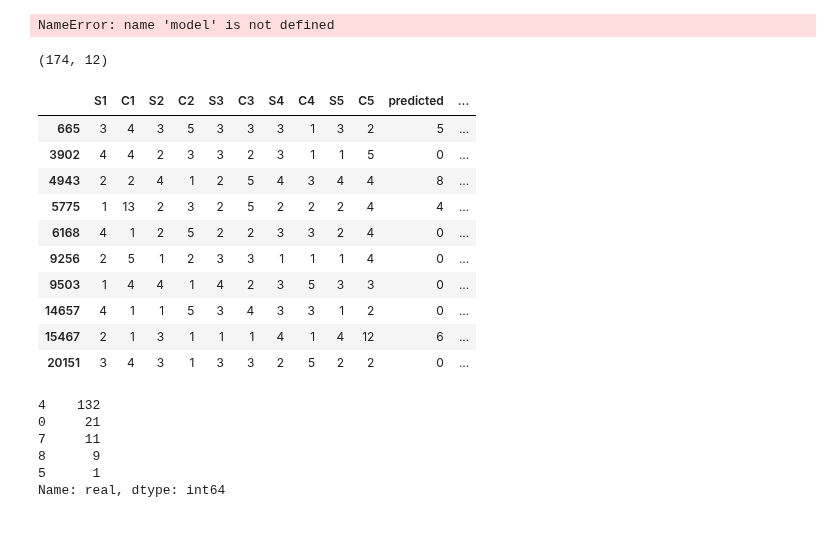
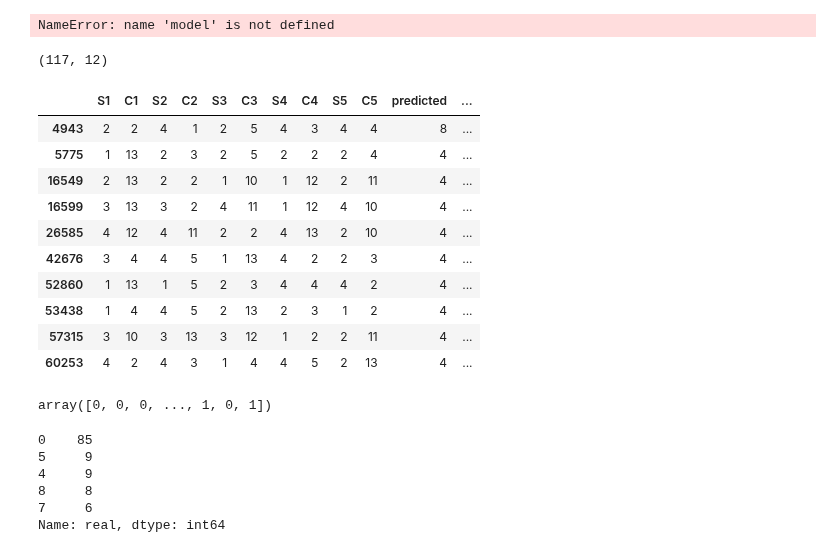
Before and after one commit to iPhaeton/kaggle-poker, a Jupyter notebook: Index_hotencode_sort.ipynb, the cells around one changed output. Cells and saved outputs as stored; diff of their text form; code cells hidden in the pictures.

Commit message:
Get 117 error on test set
1 Train model on sorted data where ace = 1. Get 166 errors
2 Get predictions from model-174 and model-166 and take maximum of every two predictions

```diff
--- a/Index_hotencode_sort.ipynb
+++ b/Index_hotencode_sort.ipynb
@@ -128,8 +128,13 @@ data_encoded.head()
 # %% [markdown]
 #### Sort
 # %%
-def sort(data, columns):
-    sorted = data[columns].replace(1, 14) - 1
+def sort(data, columns, ace_is_max = False):
+    sorted = data[columns]
+    if ace_is_max:
+        sorted = sorted.replace(1, 14) - 1
+    else:
+        sorted = sorted
+
     sorted.values.sort()
     return pd.concat([sorted, data.drop(columns, axis=1)], axis=1)
 # %%
@@ -349,19 +354,36 @@ WARNING:tensorflow:TensorFlow optimizers do not make it possible to access optim
 test_dataset_noid = test_dataset.drop(['id'], axis=1)
 # %%
 test_sample = test_dataset_noid
-test_data_sample_encoded = normalize(
+test_data_sample_encoded_1 = normalize(
     sort(
         data_hotencode(test_sample, columns_to_hotencode, encoder),
         columns_to_sort,
+        False,
     ),
     columns_to_normalize,
     mean,
     std
 )
+
+test_data_sample_encoded_2 = normalize(
+    sort(
+        data_hotencode(test_sample, columns_to_hotencode, encoder),
+        columns_to_sort,
+        True,
+    ),
+    columns_to_normalize,
+    mean,
+    std
+)
 # %%
-model = keras.models.load_model('./model-sort-174')
-model.compile(optimizer=tf.train.AdamOptimizer(0.0005),
+model1 = keras.models.load_model('./model-sort-166')
+model1.compile(optimizer=tf.train.AdamOptimizer(0.0005),
               loss='categorical_crossentropy',
               metrics=['accuracy'])
+
+model2 = keras.models.load_model('./model-sort-174')
+model2.compile(optimizer=tf.train.AdamOptimizer(0.0005),
+              loss='categorical_crossentropy',
+              metrics=['accuracy'])
 # %% [output]
 WARNING:tensorflow:No training configuration found in save file: the model was *not* compiled. Compile it manually.
@@ -374,36 +397,46 @@ plt.plot(prediction[0])
 # %% [output]
 9♥, 10♥, J♥, Q♥, A♥
 NameError: name 'model' is not defined
+# %%
+test_data_sample_predicted_1_10 = model1.predict(np.array(test_data_sample_encoded_1))
+test_data_sample_predicted_1 = np.array(list(map(np.argmax, test_data_sample_predicted_1_10)))
+test_data_sample_predicted_2_10 = model2.predict(np.array(test_data_sample_encoded_2))
+test_data_sample_predicted_2 = np.array(list(map(np.argmax, test_data_sample_predicted_2_10)))
 # %%
-test_data_sample_predicted_10 = model.predict(np.array(test_data_sample_encoded))
-test_data_sample_predicted = np.array(list(map(np.argmax, test_data_sample_predicted_10)))
+test_data_sample_predicted = np.maximum(test_data_sample_predicted_1, test_data_sample_predicted_2)
+#test_data_sample_predicted = test_data_sample_predicted_2
+
 test_data_sample_labels = y_test
 df = pd.DataFrame({'predicted': test_data_sample_predicted, 'real': test_data_sample_labels})
 df = pd.concat([test_sample, df], axis=1)
 wrong_answers = df[df['predicted'] != df['real']]
 print(wrong_answers.shape)
 wrong_answers[0:10]
 # %% [output]
-(174, 12)
+(117, 12)
 |  | S1 | C1 | S2 | C2 | S3 | C3 | S4 | C4 | S5 | C5 | predicted | ... |
-| 665 | 3 | 4 | 3 | 5 | 3 | 3 | 3 | 1 | 3 | 2 | 5 | ... |
-| 3902 | 4 | 4 | 2 | 3 | 3 | 2 | 3 | 1 | 1 | 5 | 0 | ... |
 | 4943 | 2 | 2 | 4 | 1 | 2 | 5 | 4 | 3 | 4 | 4 | 8 | ... |
 | 5775 | 1 | 13 | 2 | 3 | 2 | 5 | 2 | 2 | 2 | 4 | 4 | ... |
-| 6168 | 4 | 1 | 2 | 5 | 2 | 2 | 3 | 3 | 2 | 4 | 0 | ... |
-| 9256 | 2 | 5 | 1 | 2 | 3 | 3 | 1 | 1 | 1 | 4 | 0 | ... |
-| 9503 | 1 | 4 | 4 | 1 | 4 | 2 | 3 | 5 | 3 | 3 | 0 | ... |
-| 14657 | 4 | 1 | 1 | 5 | 3 | 4 | 3 | 3 | 1 | 2 | 0 | ... |
-| 15467 | 2 | 1 | 3 | 1 | 1 | 1 | 4 | 1 | 4 | 12 | 6 | ... |
-| 20151 | 3 | 4 | 3 | 1 | 3 | 3 | 2 | 5 | 2 | 2 | 0 | ... |
+| 16549 | 2 | 13 | 2 | 2 | 1 | 10 | 1 | 12 | 2 | 11 | 4 | ... |
+| 16599 | 3 | 13 | 3 | 2 | 4 | 11 | 1 | 12 | 4 | 10 | 4 | ... |
+| 26585 | 4 | 12 | 4 | 11 | 2 | 2 | 4 | 13 | 2 | 10 | 4 | ... |
+| 42676 | 3 | 4 | 4 | 5 | 1 | 13 | 4 | 2 | 2 | 3 | 4 | ... |
+| 52860 | 1 | 13 | 1 | 5 | 2 | 3 | 4 | 4 | 4 | 2 | 4 | ... |
+| 53438 | 1 | 4 | 4 | 5 | 2 | 13 | 2 | 3 | 1 | 2 | 4 | ... |
+| 57315 | 3 | 10 | 3 | 13 | 3 | 12 | 1 | 2 | 2 | 11 | 4 | ... |
+| 60253 | 4 | 2 | 4 | 3 | 1 | 4 | 4 | 5 | 2 | 13 | 4 | ... |
+# %%
+test_data_sample_predicted_1
+# %% [output]
+array([0, 0, 0, ..., 1, 0, 1])
 # %%
 wrong_answers['real'].value_counts()
 # %% [output]
-4    132
-0     21
-7     11
-8      9
-5      1
+0    85
+5     9
+4     9
+8     8
+7     6
 Name: real, dtype: int64
 # %%
 wrong_answers[0:10].drop(['predicted', 'real'], axis=1).apply(lambda h: hand_encode(np.array(h)), axis=1)
```
Also changed, not shown: parts of 5 cells of this notebook, 1 other file.
